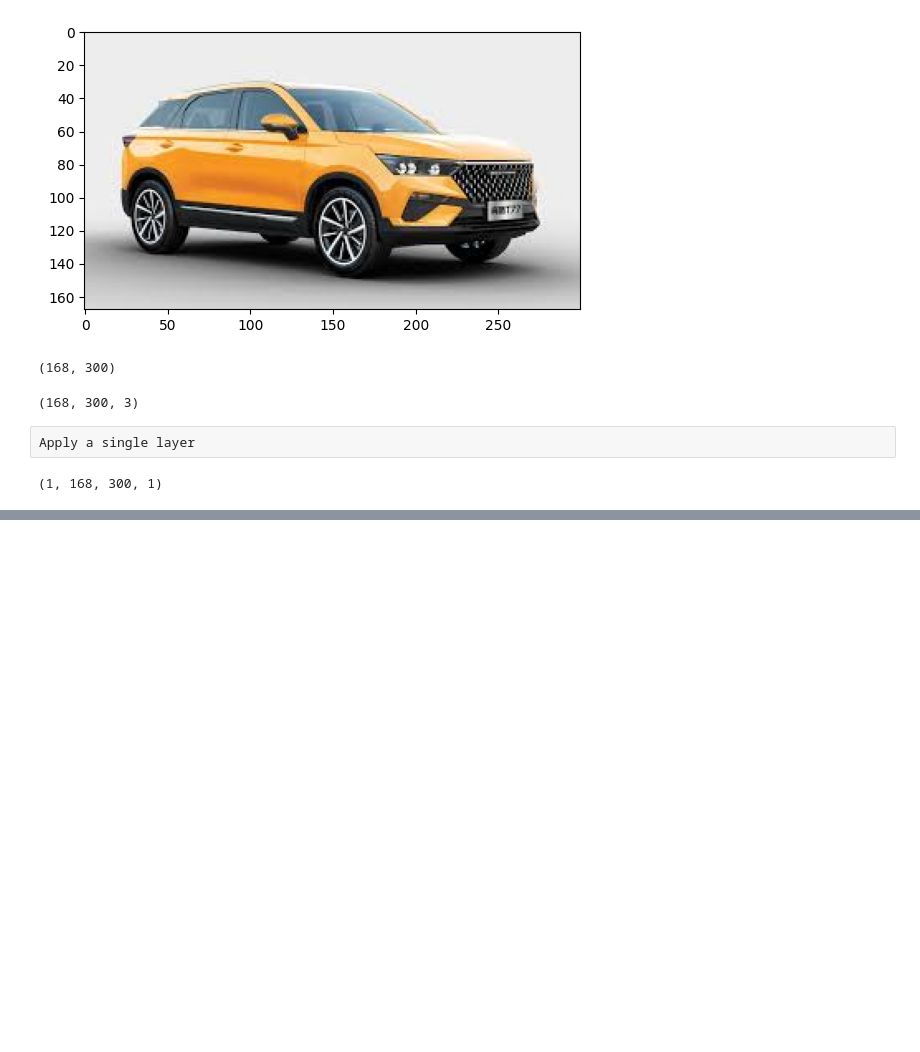
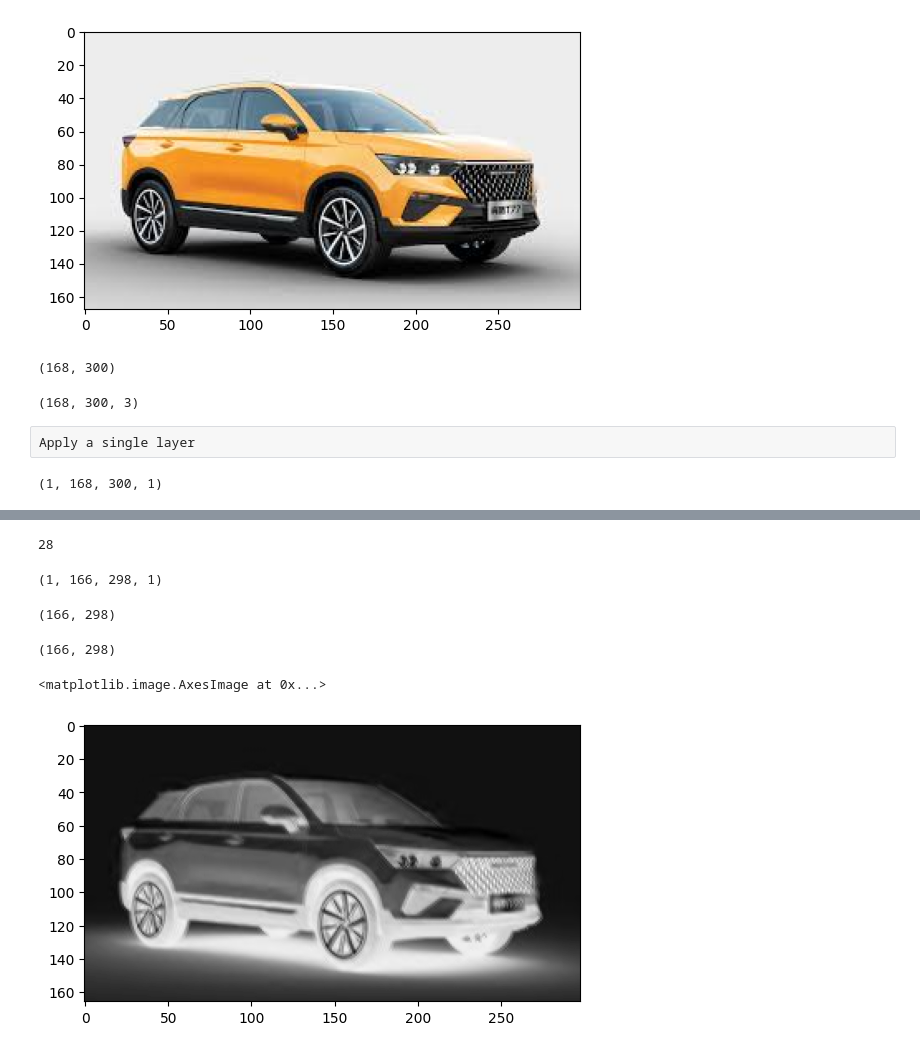
Before and after one commit to FazlullahBokhari/CNN, a Jupyter notebook: Conv and Pooling.ipynb, the cells around one changed output, grey strips where cells are left out. Saved outputs shown, nothing was run; the diff lists cells and outputs as text; code cells hidden in the pictures; blank space fills up the shorter version.

```diff
--- a/Conv and Pooling.ipynb
+++ b/Conv and Pooling.ipynb
@@ -69,0 +141,8 @@ _________________________________________________________________
+# %%
+input_shape = color_car_reshaped.shape[1:]
+CONV_LAYERS = [
+    tf.keras.layers.Conv2D(filters=1, kernel_size=(3,3), strides=(1,1), input_shape=input_shape)
+]
+
+conv_model = tf.keras.Sequential(CONV_LAYERS)
+conv_model.summary()
@@ -69,0 +161,25 @@ _________________________________________________________________
+# %%
+3*3*3+1
+# %% [output]
+28
+# %%
+out = conv_model.predict(color_car_reshaped)
+# %%
+out.shape
+# %% [output]
+(1, 166, 298, 1)
+# %%
+_, row, col, _ = out.shape
+row, col
+# %% [output]
+(166, 298)
+# %%
+reshape_out = out.reshape(row, col)
+reshape_out.shape
+# %% [output]
+(166, 298)
+# %%
+plt.imshow(reshape_out, cmap="gray")
+# %% [output]
+<matplotlib.image.AxesImage at 0x...>
+[figure, added]
```
Also changed, not shown: parts of 21 cells of this notebook.
